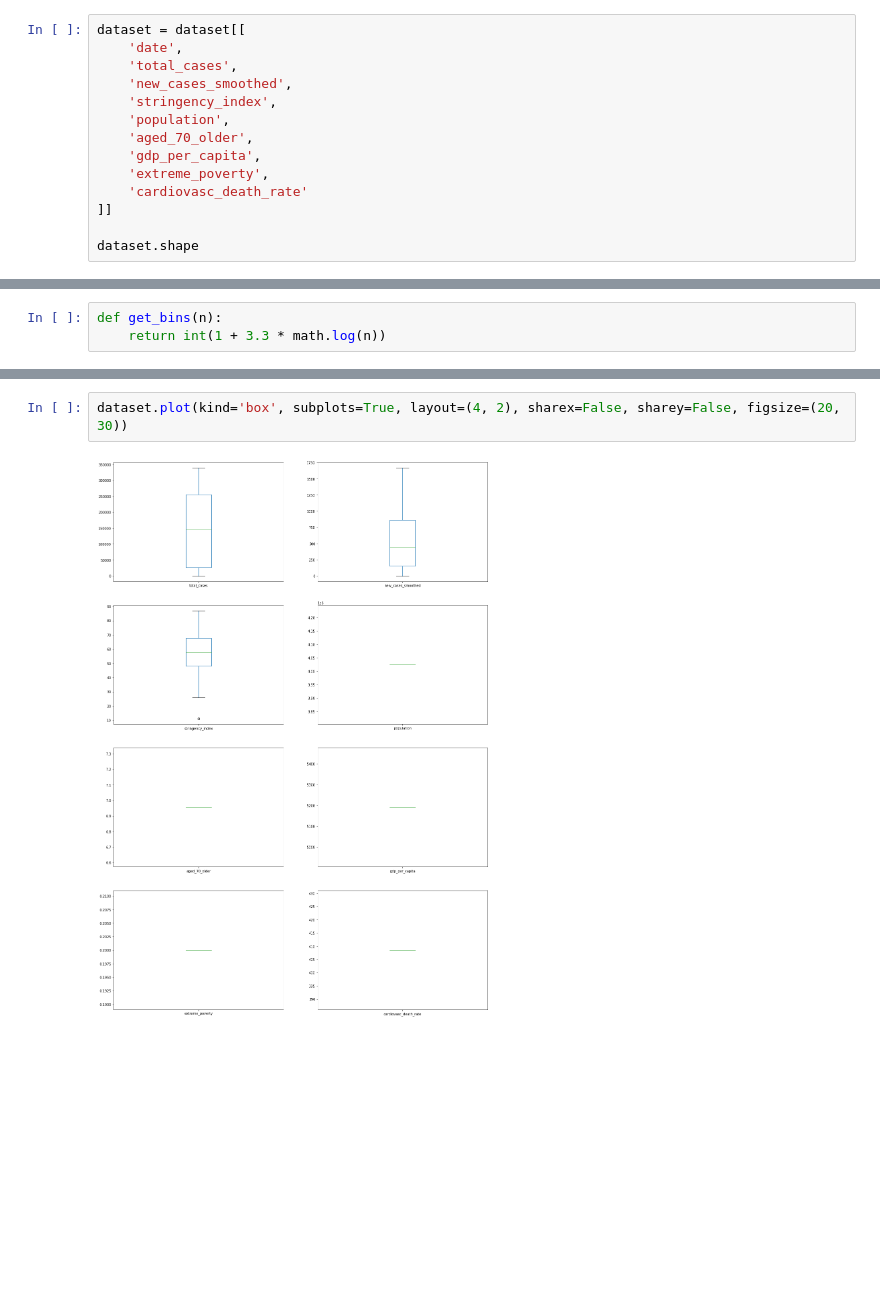
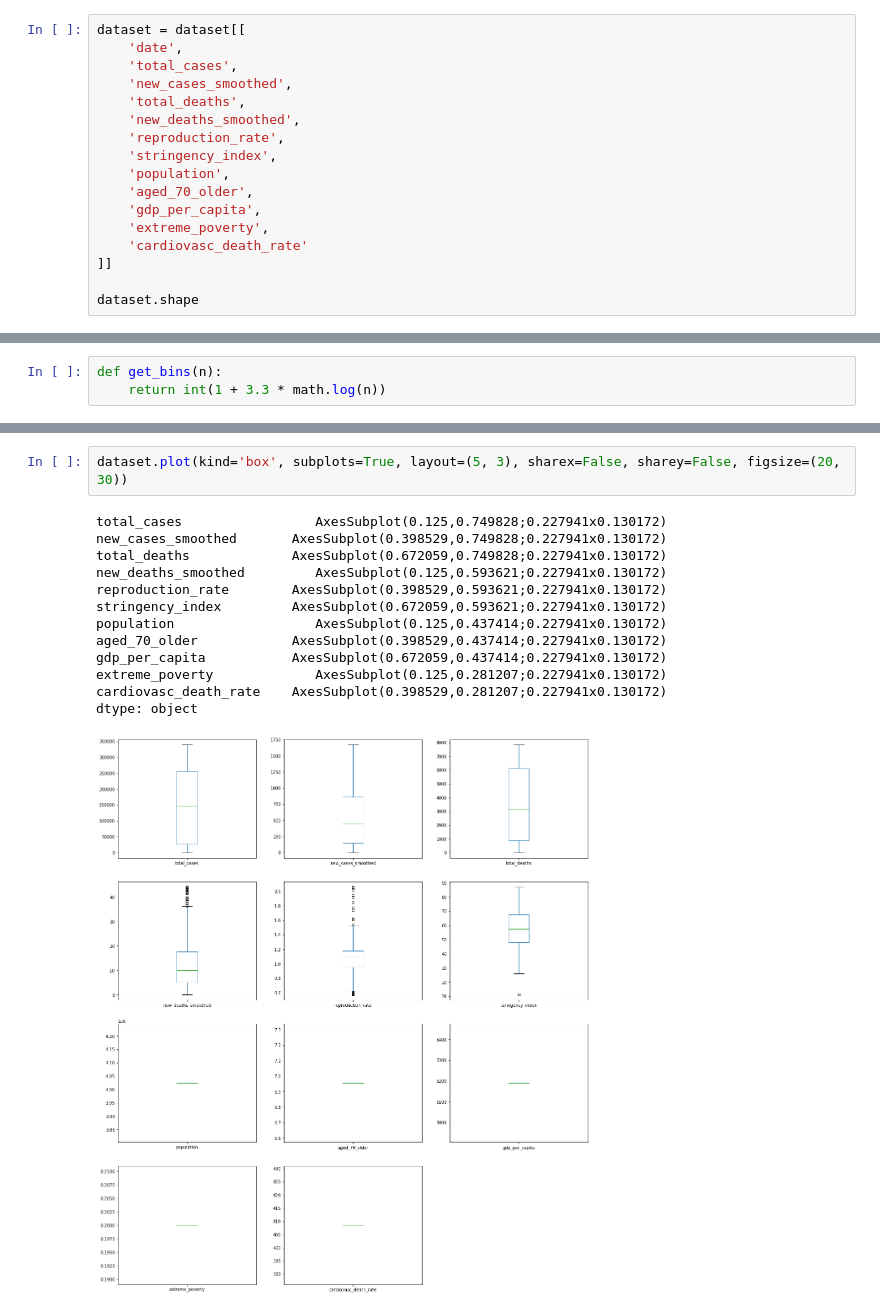
Before and after one commit to iondodon/covid19, a Jupyter notebook: mirela.ipynb, the cells around one changed output, grey strips where cells are left out. Cells and saved outputs as stored; diff of their text form; blank space fills up the shorter version.

```diff
--- a/mirela.ipynb
+++ b/mirela.ipynb
@@ -15,6 +15,9 @@ dataset = dataset[[
     'date',
     'total_cases',
     'new_cases_smoothed',
+    'total_deaths',
+    'new_deaths_smoothed',
+    'reproduction_rate',
     'stringency_index',
     'population',
     'aged_70_older',
@@ -177,4 +186,16 @@ plot_data_in_time()
 # %%
-dataset.plot(kind='box', subplots=True, layout=(4, 2), sharex=False, sharey=False, figsize=(20, 30))
+dataset.plot(kind='box', subplots=True, layout=(5, 3), sharex=False, sharey=False, figsize=(20, 30))
 # %% [output]
+total_cases                 AxesSubplot(0.125,0.749828;0.227941x0.130172)
+new_cases_smoothed       AxesSubplot(0.398529,0.749828;0.227941x0.130172)
+total_deaths             AxesSubplot(0.672059,0.749828;0.227941x0.130172)
+new_deaths_smoothed         AxesSubplot(0.125,0.593621;0.227941x0.130172)
+reproduction_rate        AxesSubplot(0.398529,0.593621;0.227941x0.130172)
+stringency_index         AxesSubplot(0.672059,0.593621;0.227941x0.130172)
+population                  AxesSubplot(0.125,0.437414;0.227941x0.130172)
+aged_70_older            AxesSubplot(0.398529,0.437414;0.227941x0.130172)
+gdp_per_capita           AxesSubplot(0.672059,0.437414;0.227941x0.130172)
+extreme_poverty             AxesSubplot(0.125,0.281207;0.227941x0.130172)
+cardiovasc_death_rate    AxesSubplot(0.398529,0.281207;0.227941x0.130172)
+dtype: object
-[figure, old version]
+[figure, new version]
```
Also changed, not shown: parts of 10 cells of this notebook.
